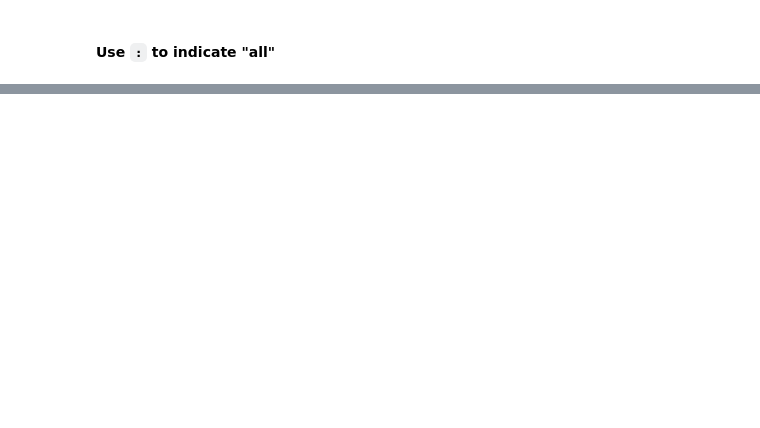
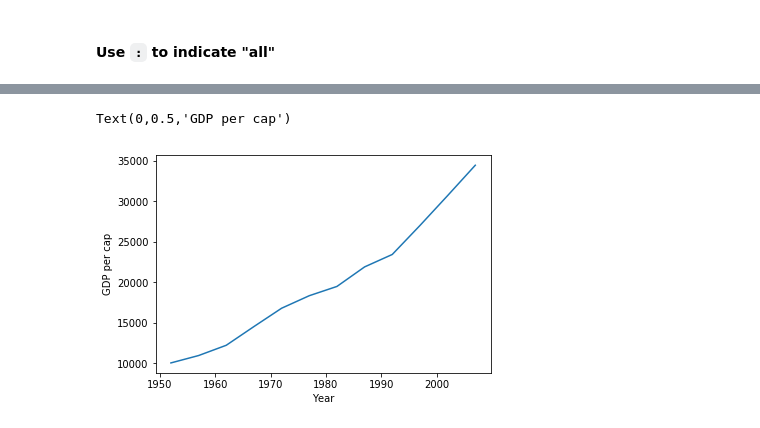
Before and after one commit to butterflyology/Python-Day2, a Jupyter notebook: code/Day2_code.ipynb, the cells around one changed output, grey strips where cells are left out. Saved outputs shown, nothing was run; the diff lists cells and outputs as text; code cells hidden in the pictures; blank space fills up the shorter version.

```diff
--- a/code/Day2_code.ipynb
+++ b/code/Day2_code.ipynb
@@ -108,0 +51,8 @@ Name: gdpPercap_1952, dtype: float64
+# %%
+import pandas as pd
+data = pd.read_csv('../data/gapminder_gdp_oceania.csv', index_col = 'country')
+# %%
+years = data.columns.str.strip('gdpPercap_')
+# %%
+data.columns = years.astype(int)
+data.head()
@@ -108,0 +64,7 @@ Name: gdpPercap_1952, dtype: float64
+# %%
+data.loc['Australia', :].plot()
+plt.xlabel('Year')
+plt.ylabel('GDP per cap')
+# %% [output]
+Text(0,0.5,'GDP per cap')
+[figure, added]
```
Also changed, not shown: parts of 14 cells of this notebook.
